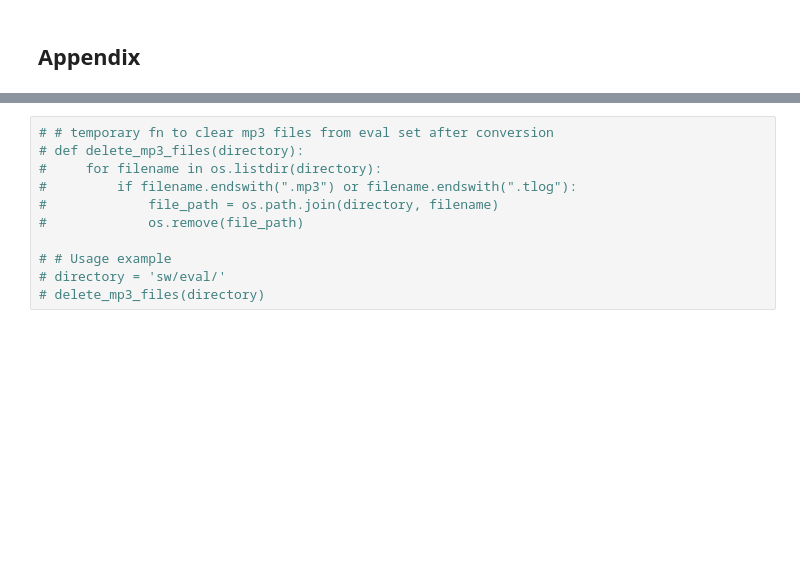
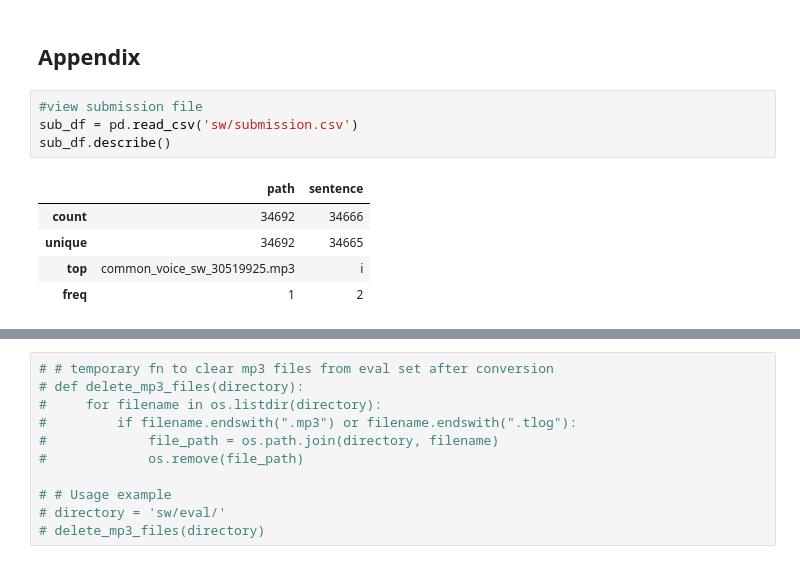
Before and after one commit to R3TR0Quan/swahili-stt-model, a Jupyter notebook: coqui-notebook.ipynb, the cells around one changed output, grey strips where cells are left out. Cells and saved outputs as stored; diff of their text form; blank space fills up the shorter version.

Commit message:
first submission successful :fire:

```diff
--- a/coqui-notebook.ipynb
+++ b/coqui-notebook.ipynb
@@ -437,3 +437,13 @@ I Loading variable from checkpoint: layer_5/weights
 # END
 # %% [markdown]
 ## Appendix
+# %%
+#view submission file
+sub_df = pd.read_csv('sw/submission.csv')
+sub_df.describe()
+# %% [output]
+|  | path | sentence |
+| count | 34692 | 34666 |
+| unique | 34692 | 34665 |
+| top | common_voice_sw_30519925.mp3 | i |
+| freq | 1 | 2 |
```
Also changed, not shown: parts of 2 cells of this notebook, 4 other files.
